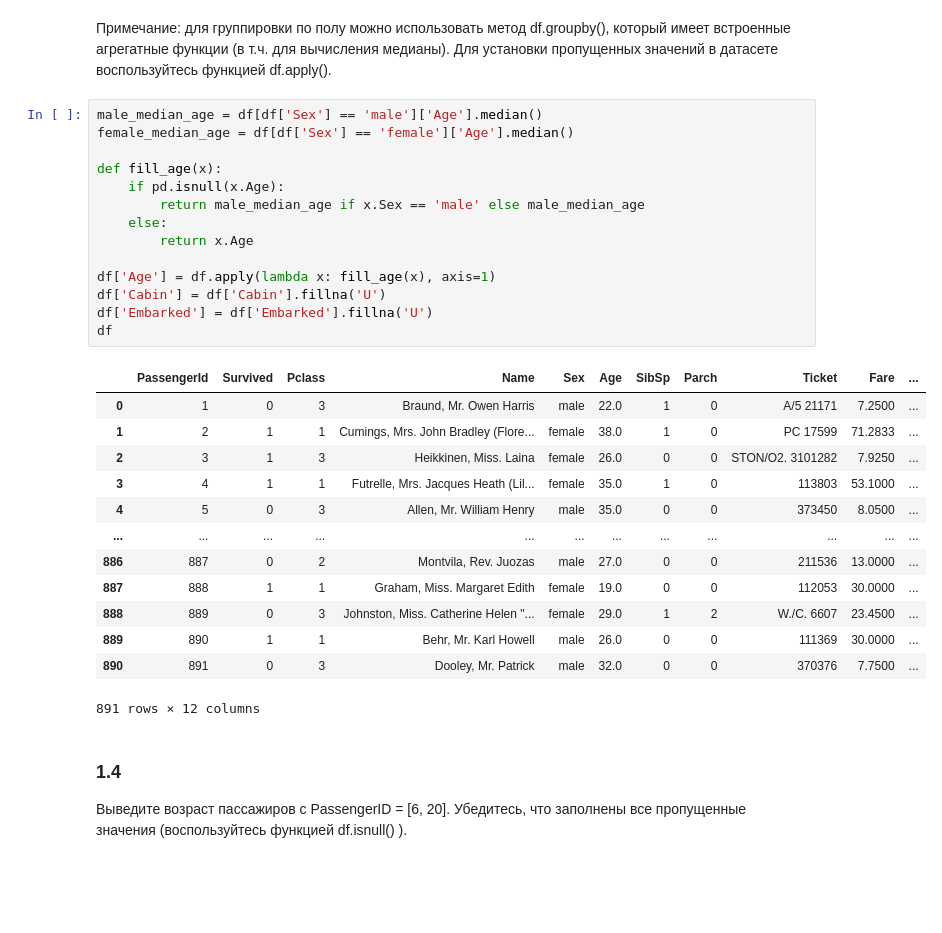
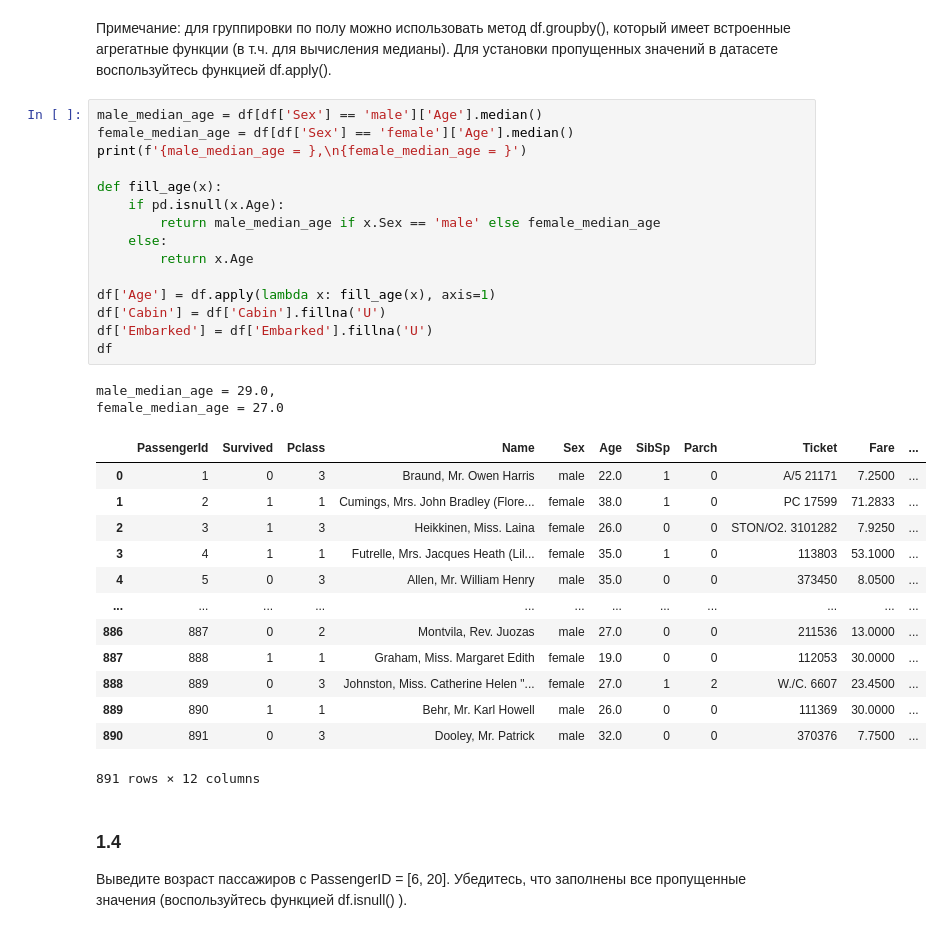
Before and after one commit to MichaeAmri/machine_learnng_homeworks, a Jupyter notebook: 6. Классификация. Часть 2/homework_classification_2_les_1_part_1.ipynb, the cells around one changed output. Cells and saved outputs as stored; diff of their text form; blank space fills up the shorter version.

```diff
--- a/6. Классификация. Часть 2/homework_classification_2_les_1_part_1.ipynb
+++ b/6. Классификация. Часть 2/homework_classification_2_les_1_part_1.ipynb
@@ -109,31 +109,34 @@ dtype: int64
 # %%
 male_median_age = df[df['Sex'] == 'male']['Age'].median()
 female_median_age = df[df['Sex'] == 'female']['Age'].median()
+print(f'{male_median_age = },\n{female_median_age = }')
 
 def fill_age(x):
     if pd.isnull(x.Age):
-        return male_median_age if x.Sex == 'male' else male_median_age
+        return male_median_age if x.Sex == 'male' else female_median_age
     else:
         return x.Age
 
 df['Age'] = df.apply(lambda x: fill_age(x), axis=1)
 df['Cabin'] = df['Cabin'].fillna('U')
 df['Embarked'] = df['Embarked'].fillna('U')
 df
 # %% [output]
+male_median_age = 29.0,
+female_median_age = 27.0
 |  | PassengerId | Survived | Pclass | Name | Sex | Age | SibSp | Parch | Ticket | Fare | ... |
 | 0 | 1 | 0 | 3 | Braund, Mr. Owen Harris | male | 22.0 | 1 | 0 | A/5 21171 | 7.2500 | ... |
 | 1 | 2 | 1 | 1 | Cumings, Mrs. John Bradley (Flore... | female | 38.0 | 1 | 0 | PC 17599 | 71.2833 | ... |
 | 2 | 3 | 1 | 3 | Heikkinen, Miss. Laina | female | 26.0 | 0 | 0 | STON/O2. 3101282 | 7.9250 | ... |
 | 3 | 4 | 1 | 1 | Futrelle, Mrs. Jacques Heath (Lil... | female | 35.0 | 1 | 0 | 113803 | 53.1000 | ... |
 | 4 | 5 | 0 | 3 | Allen, Mr. William Henry | male | 35.0 | 0 | 0 | 373450 | 8.0500 | ... |
 | ... | ... | ... | ... | ... | ... | ... | ... | ... | ... | ... | ... |
 | 886 | 887 | 0 | 2 | Montvila, Rev. Juozas | male | 27.0 | 0 | 0 | 211536 | 13.0000 | ... |
 | 887 | 888 | 1 | 1 | Graham, Miss. Margaret Edith | female | 19.0 | 0 | 0 | 112053 | 30.0000 | ... |
-| 888 | 889 | 0 | 3 | Johnston, Miss. Catherine Helen "... | female | 29.0 | 1 | 2 | W./C. 6607 | 23.4500 | ... |
+| 888 | 889 | 0 | 3 | Johnston, Miss. Catherine Helen "... | female | 27.0 | 1 | 2 | W./C. 6607 | 23.4500 | ... |
 | 889 | 890 | 1 | 1 | Behr, Mr. Karl Howell | male | 26.0 | 0 | 0 | 111369 | 30.0000 | ... |
 | 890 | 891 | 0 | 3 | Dooley, Mr. Patrick | male | 32.0 | 0 | 0 | 370376 | 7.7500 | ... |
-891 rows × 12 columns
+891 rows × 12 columns
 # %% [markdown]
 ### 1.4
 Выведите возраст пассажиров с PassengerID = [6, 20]. Убедитесь, что заполнены все пропущенные значения (воспользуйтесь функцией df.isnull() ).
```
Also changed, not shown: parts of 5 cells of this notebook, 8 other files.
